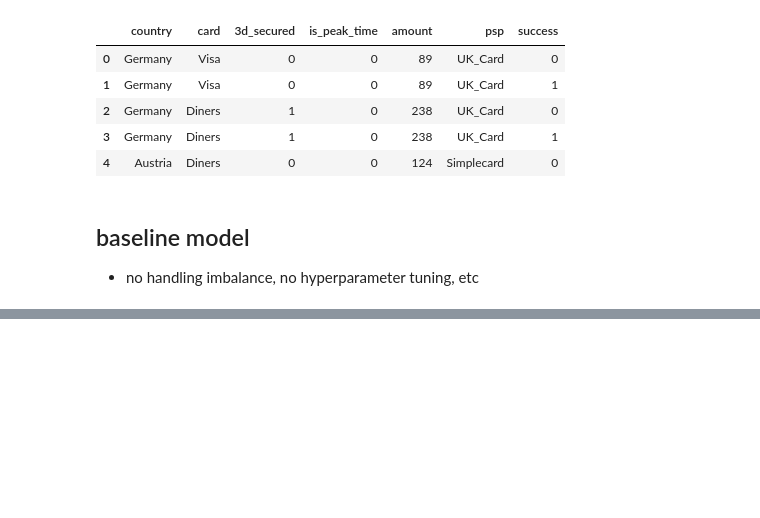
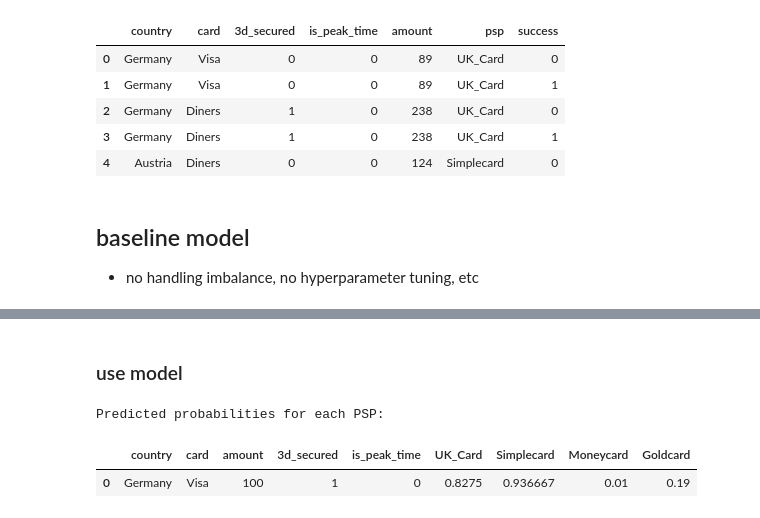
Before and after one commit to jeaend/payment_routing_optimizer, a Jupyter notebook: notebooks/04_data_preparation.ipynb, the cells around one changed output, grey strips where cells are left out. Saved outputs shown, nothing was run; the diff lists cells and outputs as text; code cells hidden in the pictures; blank space fills up the shorter version.

```diff
--- a/notebooks/04_data_preparation.ipynb
+++ b/notebooks/04_data_preparation.ipynb
@@ -36,15 +42,3 @@ None
 # %% [markdown]
 ## baseline model
 - no handling imbalance, no hyperparameter tuning, etc
-# %%
-import pandas as pd
-from sklearn.model_selection import train_test_split
-from sklearn.preprocessing import StandardScaler
-from sklearn.multiclass import OneVsRestClassifier
-from sklearn.linear_model import LogisticRegression
-from sklearn.metrics import classification_report, accuracy_score
-
-# Retrieve, preproccess, validate data
-data = pd.read_excel(data_location, index_col=0)
-processed_data = preprocess_data(data)
-print(validate_data(processed_data))
@@ -268,0 +176,42 @@ Results for Test Data (Input Features and Success Probabilities Per PSP):
+# %% [markdown]
+### use model
+# %%
+# Simulate a new data point
+new_data = pd.DataFrame({
+    'country': ['Germany'],
+    'card': ['Visa'],
+    'amount': [100],
+    '3d_secured': [1],
+    'is_peak_time': [0]
+})
+
+# Get all unique PSPs
+psp_list = df['psp'].unique()
+
+# Predict probabilities
+probabilities = predict_psp_probabilities(
+    model=pipeline.named_steps['classifier'],
+    preprocessor=pipeline.named_steps['preprocessor'],
+    new_data=new_data,
+    psp_list=psp_list
+)
+
+# Create a DataFrame for the input features
+input_data_df = new_data.reset_index(drop=True)
+# Create a DataFrame for probabilities
+probabilities_df = pd.DataFrame(probabilities, columns=['PSP', 'Probability'])
+
+# Create a dictionary from probabilities for easy column assignment
+prob_dict = dict(probabilities)
+
+# Add the probabilities as new columns to the input data
+for psp, prob in prob_dict.items():
+    input_data_df[psp] = prob
+
+# Output the final DataFrame
+print("Predicted probabilities for each PSP:")
+display(input_data_df)
+# %% [output]
+Predicted probabilities for each PSP:
+|  | country | card | amount | 3d_secured | is_peak_time | UK_Card | Simplecard | Moneycard | Goldcard |
+| 0 | Germany | Visa | 100 | 1 | 0 | 0.8275 | 0.936667 | 0.01 | 0.19 |
```
Also changed, not shown: parts of 10 cells of this notebook, 1 other file.
